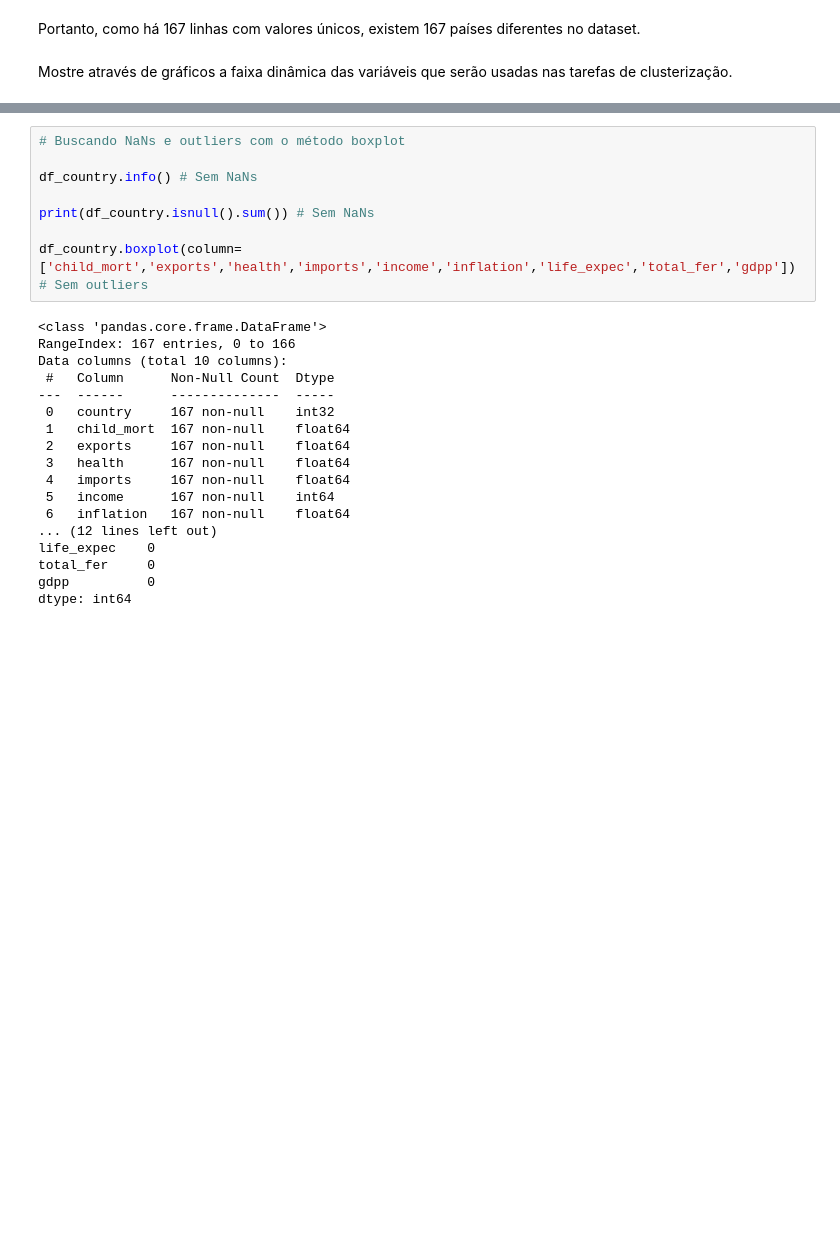
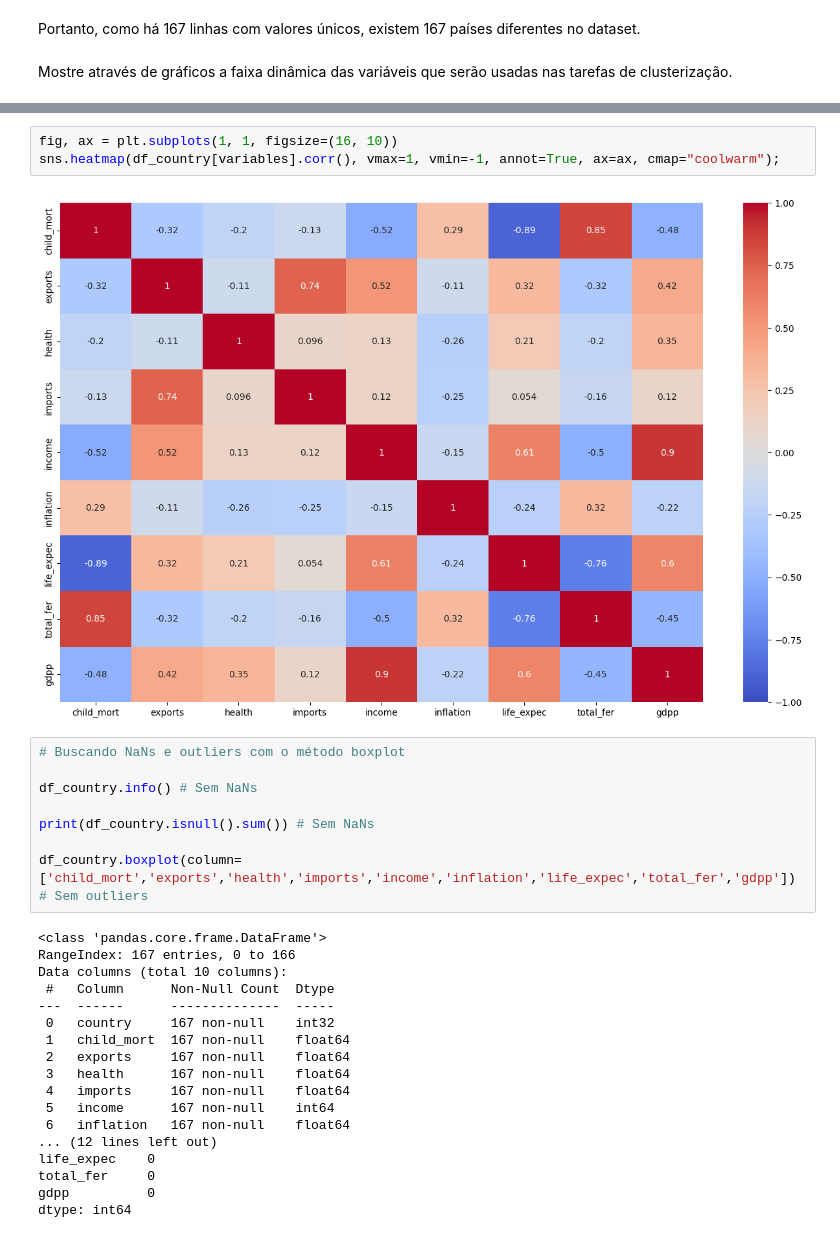
Before and after one commit to FabioRochaPoeta/aprendizado-nao-supervisionado, a Jupyter notebook: aprendizado-nao-supervisionado-fabio-rocha.ipynb, the cells around one changed output, grey strips where cells are left out. Drawn from its saved outputs; the diff is of its cells as text; blank space fills up the shorter version.

```diff
--- a/aprendizado-nao-supervisionado-fabio-rocha.ipynb
+++ b/aprendizado-nao-supervisionado-fabio-rocha.ipynb
@@ -158,3 +161,8 @@ for variable in variables:
+# %%
+fig, ax = plt.subplots(1, 1, figsize=(16, 10))
+sns.heatmap(df_country[variables].corr(), vmax=1, vmin=-1, annot=True, ax=ax, cmap="coolwarm");
+# %% [output]
+[figure, added]
 # %%
 # Buscando NaNs e outliers com o método boxplot
 
```
Also changed, not shown: parts of 10 cells of this notebook, 1 other file.
